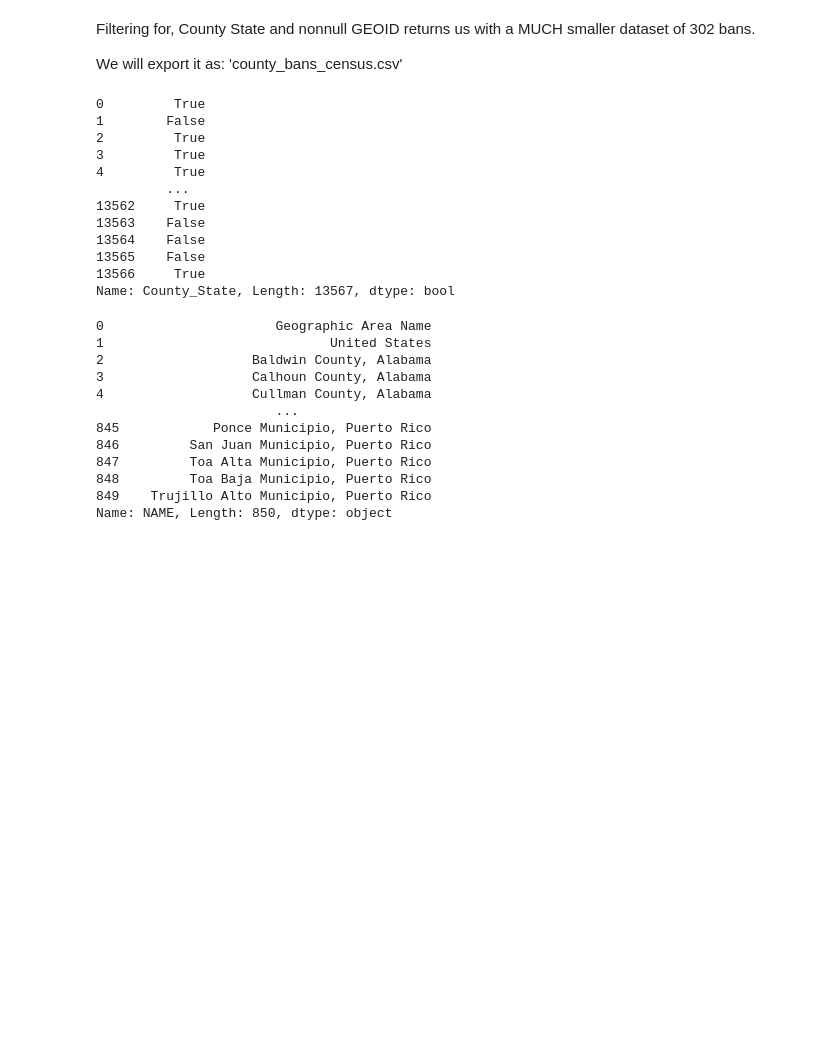
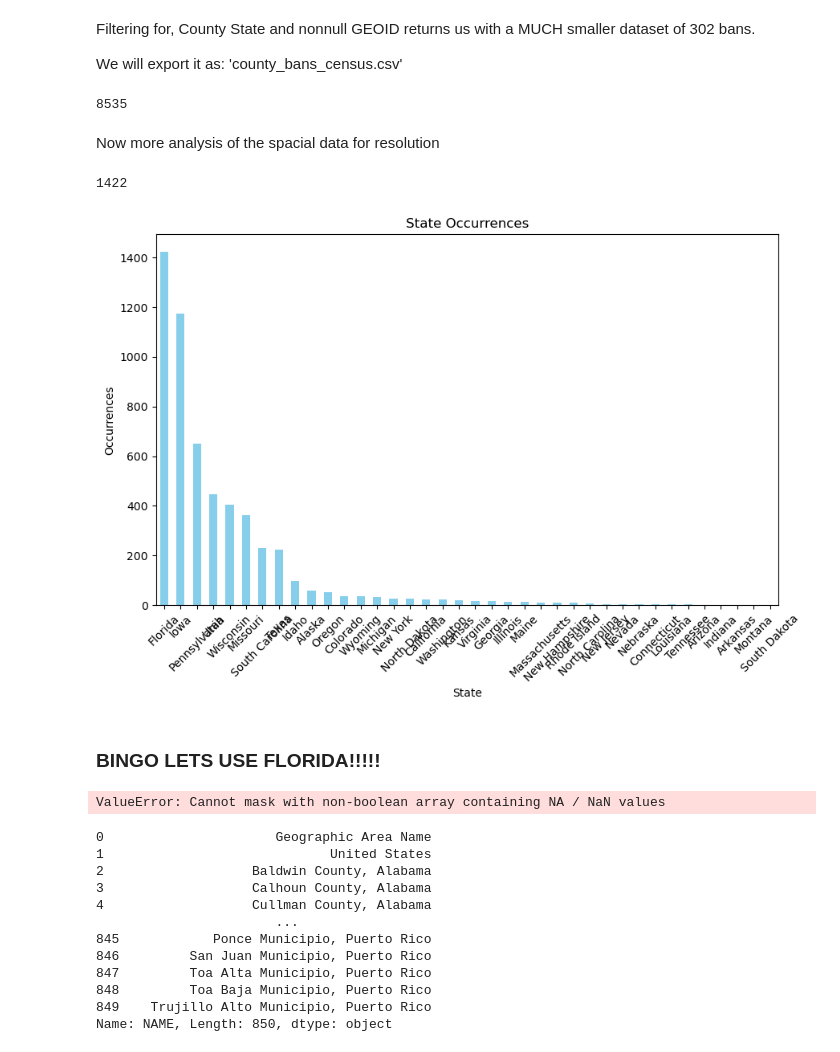
Before and after one commit to CeceliaCrumlish/MAP_BOOKBANS, a Jupyter notebook: book_bans_census_matching.ipynb, the cells around one changed output. Saved outputs shown, nothing was run; the diff lists cells and outputs as text; code cells hidden in the pictures; blank space fills up the shorter version.

Commit message:
added more queries for the census FLORIDA is a plan for fine grain districts, TODO go through and resolve the district names to the ones on the regular shapefile

```diff
--- a/book_bans_census_matching.ipynb
+++ b/book_bans_census_matching.ipynb
@@ -165,20 +165,52 @@ We will export it as: 'county_bans_census.csv'
 # %%
 # now trying string simularity to county data
 # dataframe_bantable['County_State']
-dataframe_bantable['County_State'].str.contains(',')
+dataframe_bantable['County_State'].str.contains(',').sum()
 # %% [output]
-0         True
-1        False
-2         True
-3         True
-4         True
-         ...
-13562     True
-13563    False
-13564    False
-13565    False
-13566     True
-Name: County_State, Length: 13567, dtype: bool
+8535
+# %% [markdown]
+Now more analysis of the spacial data for resolution
+# %%
+
+import matplotlib.pyplot as plt
+
+district_filter = dataframe_bantable['Overseeing_Agency'].str.contains('District')
+
+district_frame = dataframe_bantable[district_filter]
+
+district_frame
+
+# Count occurrences of each state
+state_counts = district_frame['State'].value_counts()
+# Find state with the highest count
+max_count_state = state_counts.idxmax()
+max_count = state_counts.max()
+print(max_count)
+
+
+# Plotting
+plt.figure(figsize=(10, 6))
+state_counts.plot(kind='bar', color='skyblue')
+plt.title('State Occurrences')
+plt.xlabel('State')
+plt.ylabel('Occurrences')
+plt.xticks(rotation=45)
+plt.show()
+# %% [output]
+1422
+[figure, added]
+# %% [markdown]
+### BINGO LETS USE FLORIDA!!!!!
+# %%
+# distrobution of school districts and states
+
+district_filter = dataframe_bantable['Overseeing_Agency'].str.contains('District')
+
+district_frame = dataframe_bantable[district_filter]
+
+district_frame[]
+# %% [output]
+ValueError: Cannot mask with non-boolean array containing NA / NaN values
 # %%
 census_df['NAME']
 # %% [output]
```
Also changed, not shown: parts of 3 cells of this notebook.
